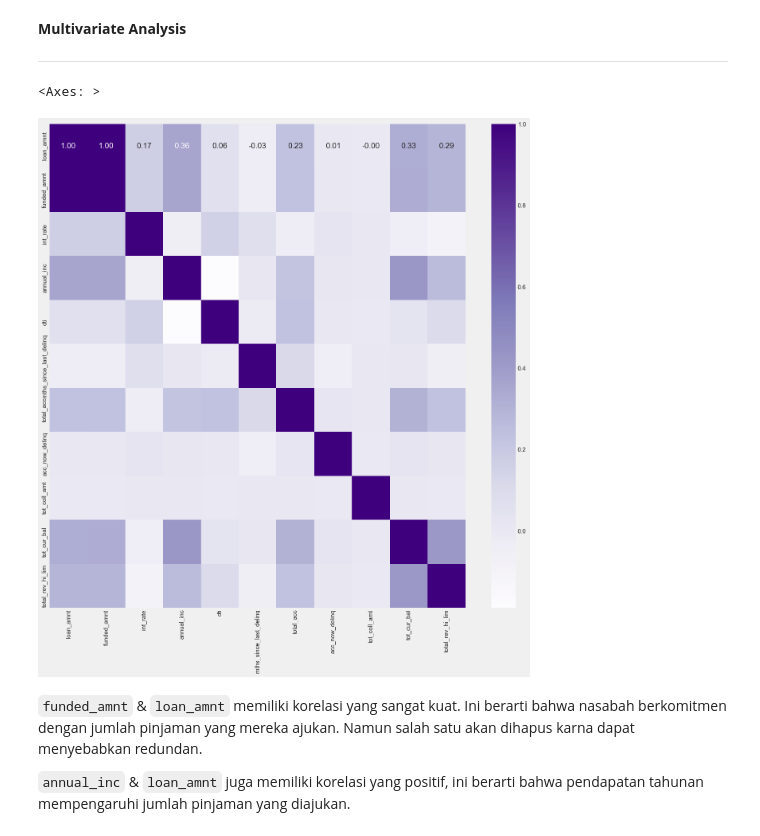
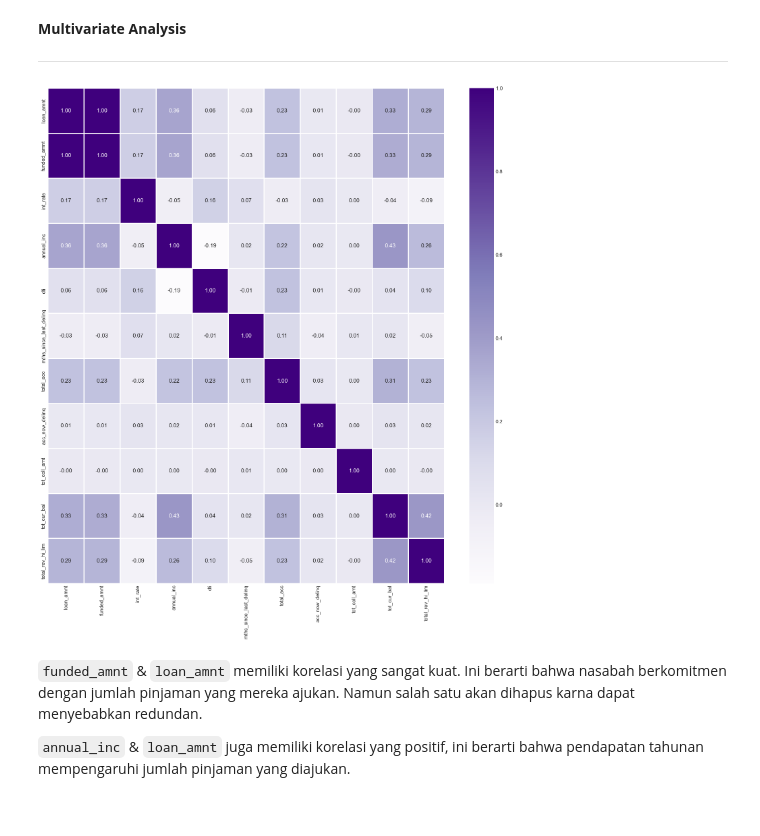
Before and after one commit to AlthaafZidane/Credit-Risk-Prediction-Model-at-ID-X-Partners, a Jupyter notebook: FINAL_TASK.ipynb, the cells around one changed output. Drawn from its saved outputs; the diff is of its cells as text; code cells hidden in the pictures.

```diff
--- a/FINAL_TASK.ipynb
+++ b/FINAL_TASK.ipynb
@@ -149,7 +153,7 @@ from scipy.stats import uniform as sp_uniform
 sns.set(rc={'figure.figsize':(20.7,8.27)})
 sns.set_style("whitegrid")
 sns.color_palette("dark")
-plt.style.use("fivethirtyeight")
+plt.style.use("_mpl-gallery")
 # %% [markdown]
 ## **LOAD DATA**
 ---
@@ -554,10 +568,10 @@ for i in range(len(cats)):
 ---
 # %%
 plt.figure(figsize=(15, 15))
-sns.heatmap(df_preprocess[nums].corr(), cmap='Purples', annot=True, fmt='.2f')
+sns.heatmap(df_preprocess[nums].corr(), annot=True ,cmap='Purples', fmt='.2f', linewidths=2, linecolor='white', annot_kws={'fontsize':12})
+plt.show()
 # %% [output]
-<Axes: >
-[figure, old version]
+[figure, new version]
 # %% [markdown]
 `funded_amnt` & `loan_amnt` memiliki korelasi yang sangat kuat. Ini berarti bahwa nasabah berkomitmen dengan jumlah pinjaman yang mereka ajukan. Namun salah satu akan dihapus karna dapat menyebabkan redundan.
 
```
Also changed, not shown: parts of 8 cells of this notebook.
